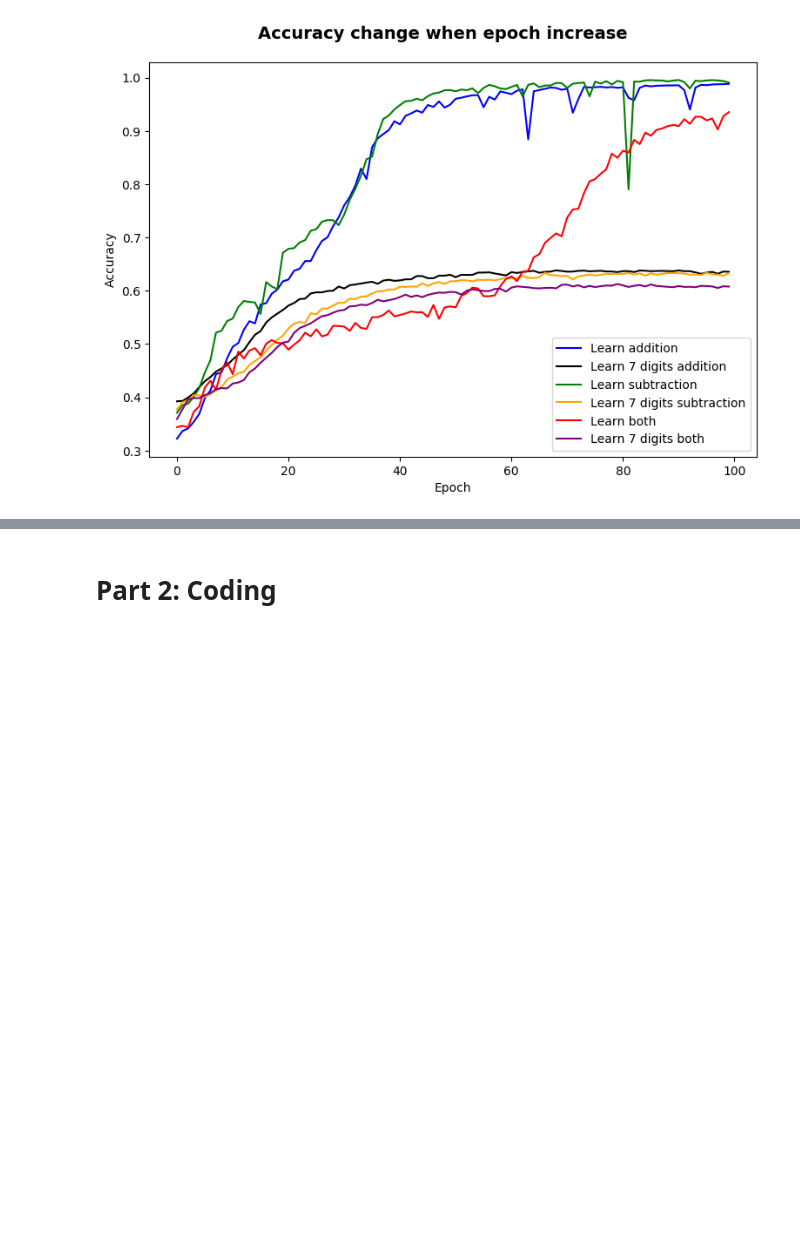
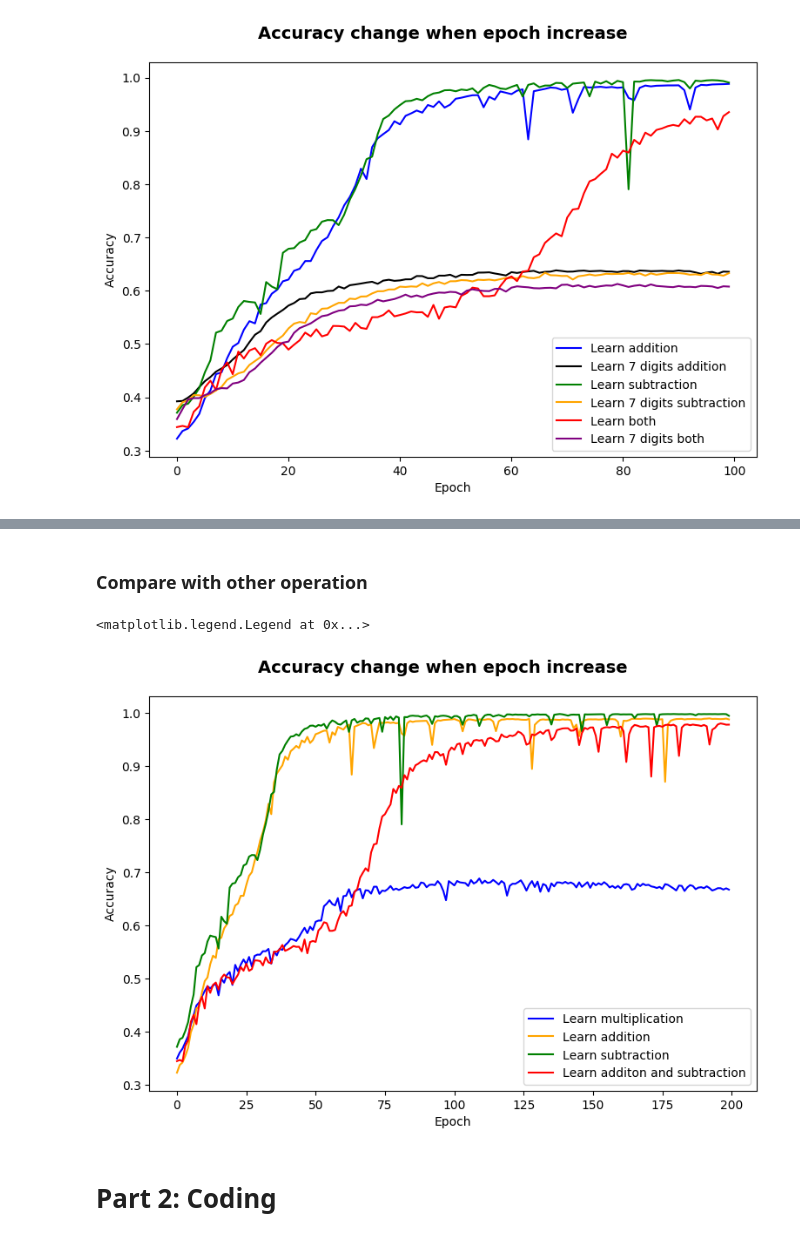
Before and after one commit to ChingChieh/Adder-Subtractor, a Jupyter notebook: Coding and Report.ipynb, the cells around one changed output, grey strips where cells are left out. Saved outputs shown, nothing was run; the diff lists cells and outputs as text; code cells hidden in the pictures; blank space fills up the shorter version.

```diff
--- a/Coding and Report.ipynb
+++ b/Coding and Report.ipynb
@@ -80,3 +131,19 @@ ax.legend(loc=4)
+# %% [markdown]
+### Compare with other operation
+# %%
+fig = plt.figure(figsize=(9,6),dpi=100)
+fig.suptitle('Accuracy change when epoch increase',y = 0.95, fontsize = 14, fontweight='bold')
+ax = fig.add_subplot(1,1,1)
+ax.plot(originList, color='b', label='Learn multiplication')
+ax.plot(add_list, color='orange', label='Learn addition')
+ax.plot(originList_sub, color='g', label='Learn subtraction')
+ax.plot(originList_both, color='r', label='Learn additon and subtraction' )
+ax.set_xlabel("Epoch")
+ax.set_ylabel("Accuracy")
+ax.legend(loc=4)
+# %% [output]
+<matplotlib.legend.Legend at 0x...>
+[figure, added]
 # %% [markdown]
 # Part 2: Coding
 # %%
```
Also changed, not shown: parts of 26 cells of this notebook.
